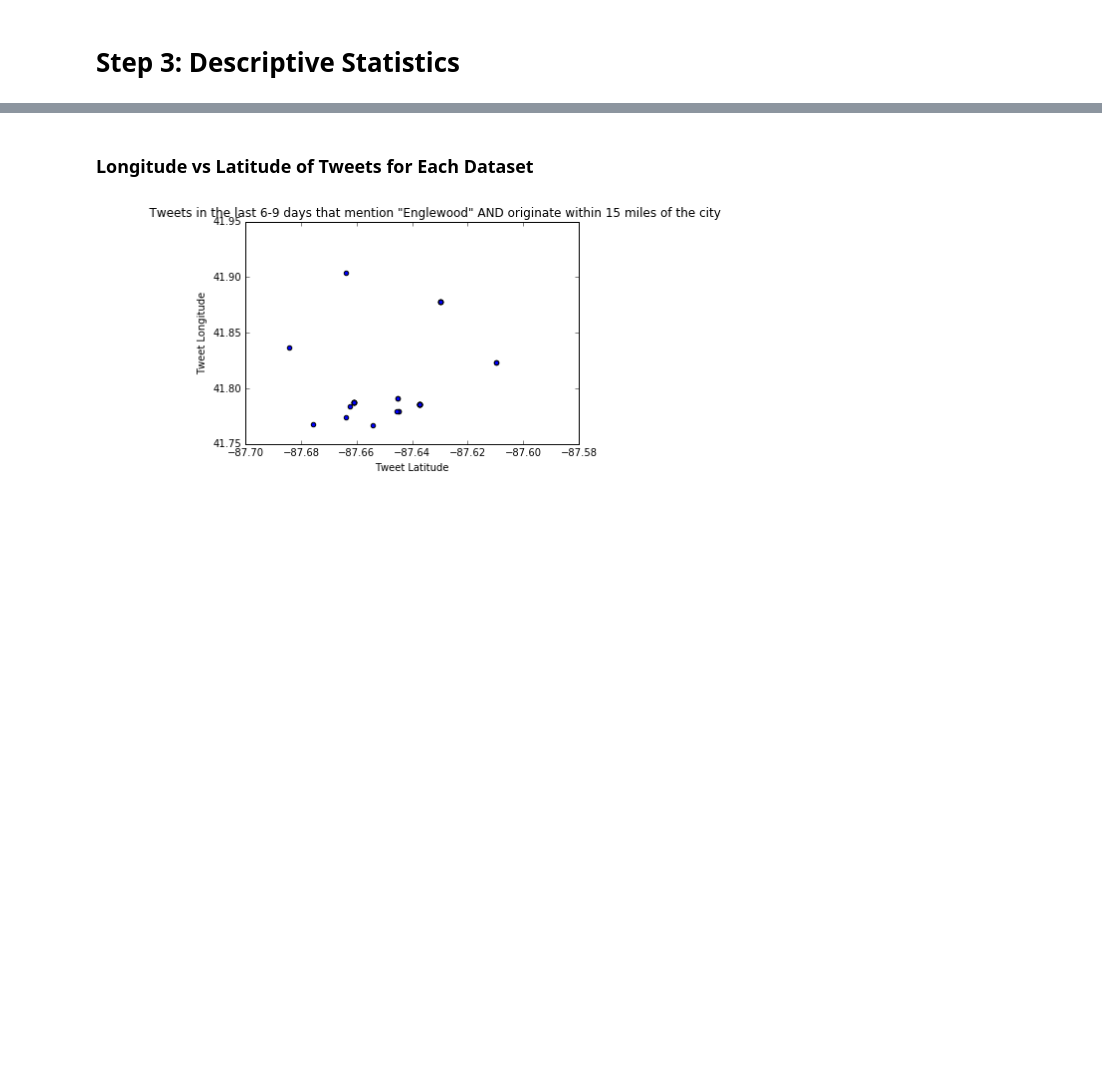
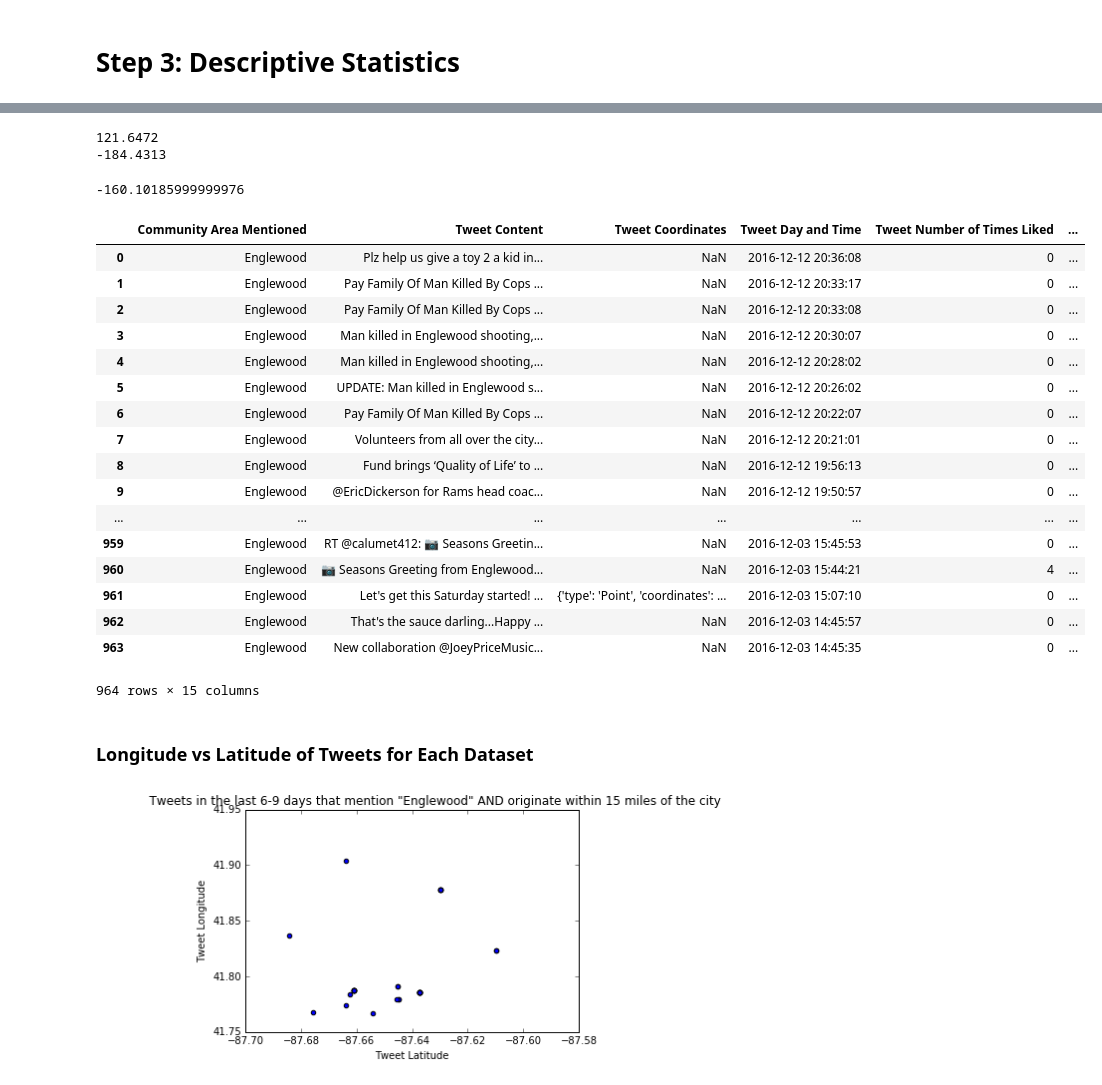
Before and after one commit to yarikan-zz/exploring-neighborhood-reputation, a Jupyter notebook: MAIN_project_notebook.ipynb, the cells around one changed output, grey strips where cells are left out. Cells and saved outputs as stored; diff of their text form; code cells hidden in the pictures; blank space fills up the shorter version.

```diff
--- a/MAIN_project_notebook.ipynb
+++ b/MAIN_project_notebook.ipynb
@@ -416,3 +454,45 @@ df1[0:5]
+# %%
+sum_pos_sentiment_diffusion = 0
+sum_neg_sentiment_diffusion = 0
+
+for score in df1['Compound Sentiment Score']:
+    if score > 0:
+        sum_pos_sentiment_diffusion += score
+    if score < 0:
+        sum_neg_sentiment_diffusion += score
+
+print(sum_pos_sentiment_diffusion)
+print(sum_neg_sentiment_diffusion)
+# %% [output]
+121.6472
+-184.4313
+# %%
+# [weight * sum of positive sentiments for neighborhood] + [weight * sum of negative sentiments for neighborhood] = weighted total sentiment for neighborhood
+neighborhood_sentiment_diffusion_index = (0.2*sum_pos_sentiment_diffusion) + (1*sum_neg_sentiment_diffusion)
+neighborhood_sentiment_diffusion_index
+# %% [output]
+-160.10185999999976
+# %%
+df1
+# %% [output]
+|  | Community Area Mentioned | Tweet Content | Tweet Coordinates | Tweet Day and Time | Tweet Number of Times Liked | ... |
+| 0 | Englewood | Plz help us give a toy 2 a kid in... | NaN | 2016-12-12 20:36:08 | 0 | ... |
+| 1 | Englewood | Pay Family Of Man Killed By Cops ... | NaN | 2016-12-12 20:33:17 | 0 | ... |
+| 2 | Englewood | Pay Family Of Man Killed By Cops ... | NaN | 2016-12-12 20:33:08 | 0 | ... |
+| 3 | Englewood | Man killed in Englewood shooting,... | NaN | 2016-12-12 20:30:07 | 0 | ... |
+| 4 | Englewood | Man killed in Englewood shooting,... | NaN | 2016-12-12 20:28:02 | 0 | ... |
+| 5 | Englewood | UPDATE: Man killed in Englewood s... | NaN | 2016-12-12 20:26:02 | 0 | ... |
+| 6 | Englewood | Pay Family Of Man Killed By Cops ... | NaN | 2016-12-12 20:22:07 | 0 | ... |
+| 7 | Englewood | Volunteers from all over the city... | NaN | 2016-12-12 20:21:01 | 0 | ... |
+| 8 | Englewood | Fund brings ‘Quality of Life’ to ... | NaN | 2016-12-12 19:56:13 | 0 | ... |
+| 9 | Englewood | @EricDickerson for Rams head coac... | NaN | 2016-12-12 19:50:57 | 0 | ... |
+| ... | ... | ... | ... | ... | ... | ... |
+| 959 | Englewood | RT @calumet412: 📷 Seasons Greetin... | NaN | 2016-12-03 15:45:53 | 0 | ... |
+| 960 | Englewood | 📷 Seasons Greeting from Englewood... | NaN | 2016-12-03 15:44:21 | 4 | ... |
+| 961 | Englewood | Let's get this Saturday started! ... | {'type': 'Point', 'coordinates': ... | 2016-12-03 15:07:10 | 0 | ... |
+| 962 | Englewood | That's the sauce darling...Happy ... | NaN | 2016-12-03 14:45:57 | 0 | ... |
+| 963 | Englewood | New collaboration @JoeyPriceMusic... | NaN | 2016-12-03 14:45:35 | 0 | ... |
+964 rows × 15 columns
 # %% [markdown]
 <h3>Longitude vs Latitude of Tweets for Each Dataset</h3>
 # %%
```
Also changed, not shown: parts of 18 cells of this notebook.
